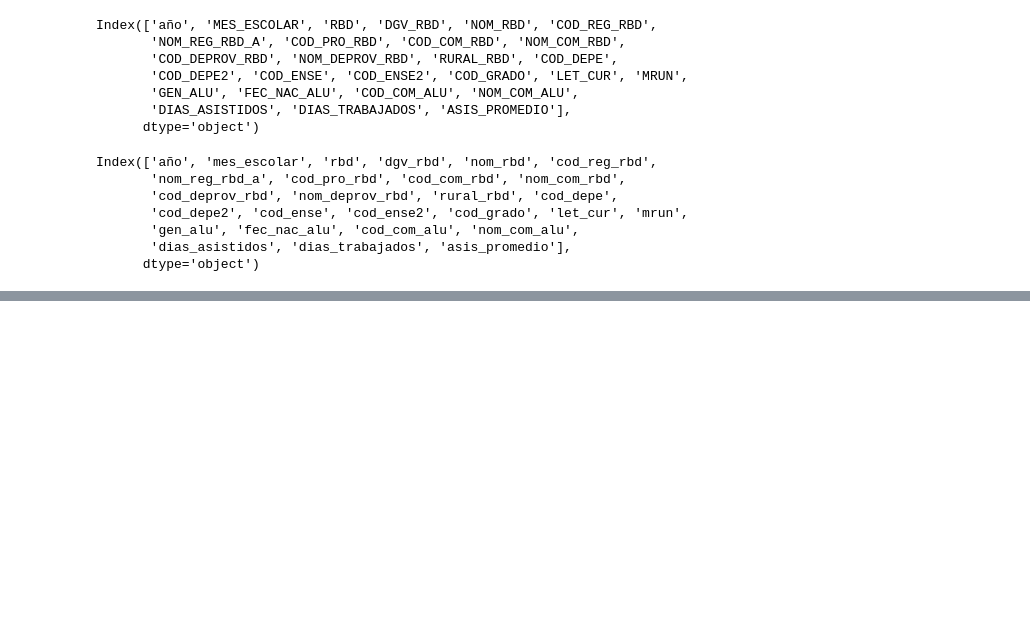
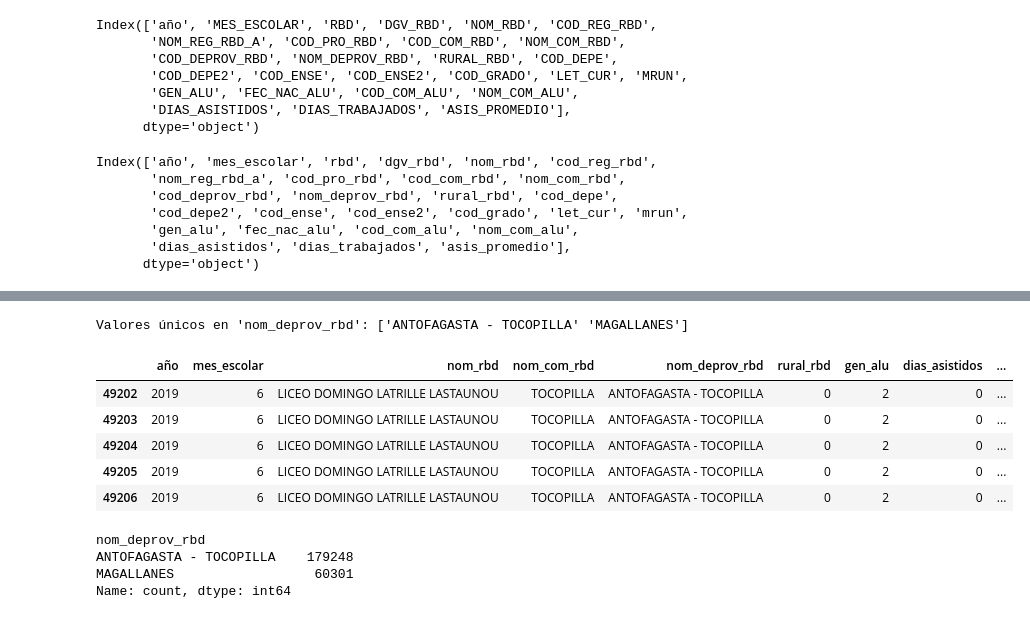
Before and after one commit to bperezlovisolo/proyecto_sql, a Jupyter notebook: Asistencia invierno.ipynb, the cells around one changed output, grey strips where cells are left out. Drawn from its saved outputs; the diff is of its cells as text; code cells hidden in the pictures; blank space fills up the shorter version.

```diff
--- a/Asistencia invierno.ipynb
+++ b/Asistencia invierno.ipynb
@@ -124,0 +154,27 @@ df_invierno.to_pickle("df_invierno.pkl")
+# %%
+def clean_column(df, column_name):
+    df_clean = df.copy()
+    df_clean = df_clean[df_clean[column_name].isin(["ANTOFAGASTA - TOCOPILLA", "MAGALLANES"])]
+    print(f"Valores únicos en '{column_name}':",
+          df_clean[column_name].unique())
+    return df_clean
+# %%
+df_prov = clean_column(df_invierno, "nom_deprov_rbd")
+# %% [output]
+Valores únicos en 'nom_deprov_rbd': ['ANTOFAGASTA - TOCOPILLA' 'MAGALLANES']
+# %%
+df_prov.head()
+# %% [output]
+|  | año | mes_escolar | nom_rbd | nom_com_rbd | nom_deprov_rbd | rural_rbd | gen_alu | dias_asistidos | ... |
+| 49202 | 2019 | 6 | LICEO DOMINGO LATRILLE LASTAUNOU | TOCOPILLA | ANTOFAGASTA - TOCOPILLA | 0 | 2 | 0 | ... |
+| 49203 | 2019 | 6 | LICEO DOMINGO LATRILLE LASTAUNOU | TOCOPILLA | ANTOFAGASTA - TOCOPILLA | 0 | 2 | 0 | ... |
+| 49204 | 2019 | 6 | LICEO DOMINGO LATRILLE LASTAUNOU | TOCOPILLA | ANTOFAGASTA - TOCOPILLA | 0 | 2 | 0 | ... |
+| 49205 | 2019 | 6 | LICEO DOMINGO LATRILLE LASTAUNOU | TOCOPILLA | ANTOFAGASTA - TOCOPILLA | 0 | 2 | 0 | ... |
+| 49206 | 2019 | 6 | LICEO DOMINGO LATRILLE LASTAUNOU | TOCOPILLA | ANTOFAGASTA - TOCOPILLA | 0 | 2 | 0 | ... |
+# %%
+df_prov["nom_deprov_rbd"].value_counts()
+# %% [output]
+nom_deprov_rbd
+ANTOFAGASTA - TOCOPILLA    179248
+MAGALLANES                  60301
+Name: count, dtype: int64
```
Also changed, not shown: parts of 10 cells of this notebook, 4 other files.
